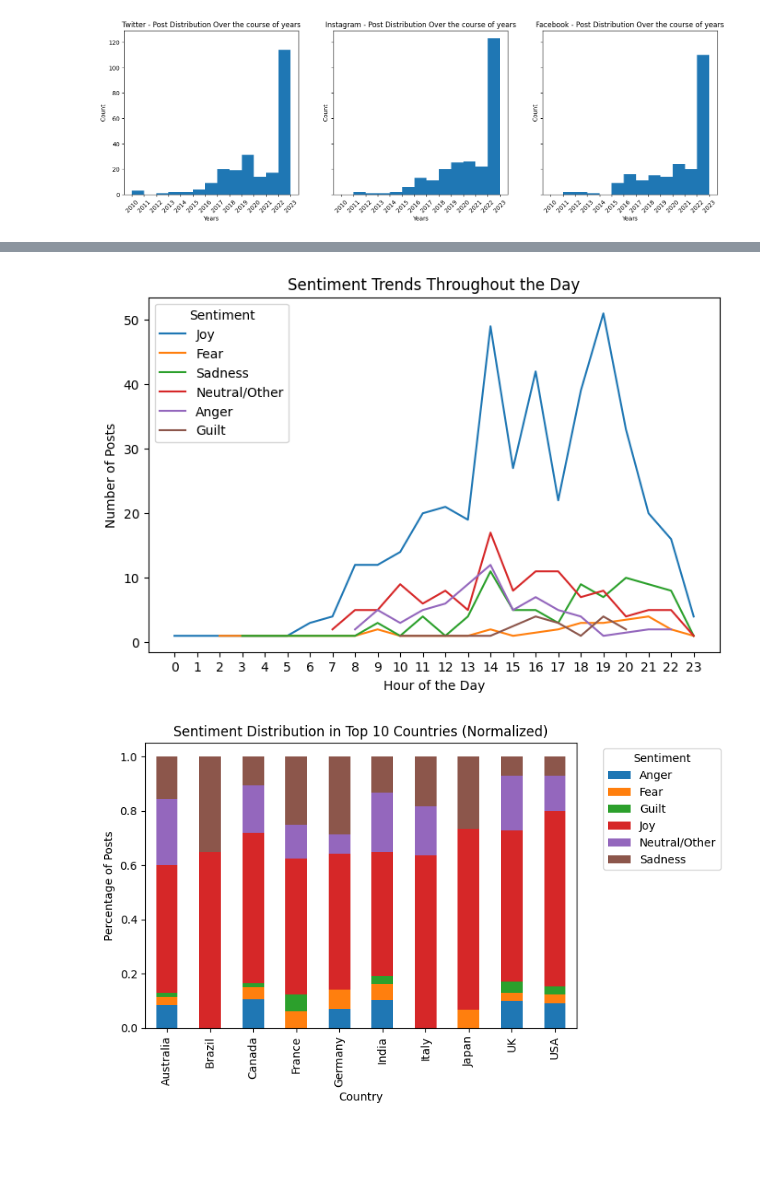
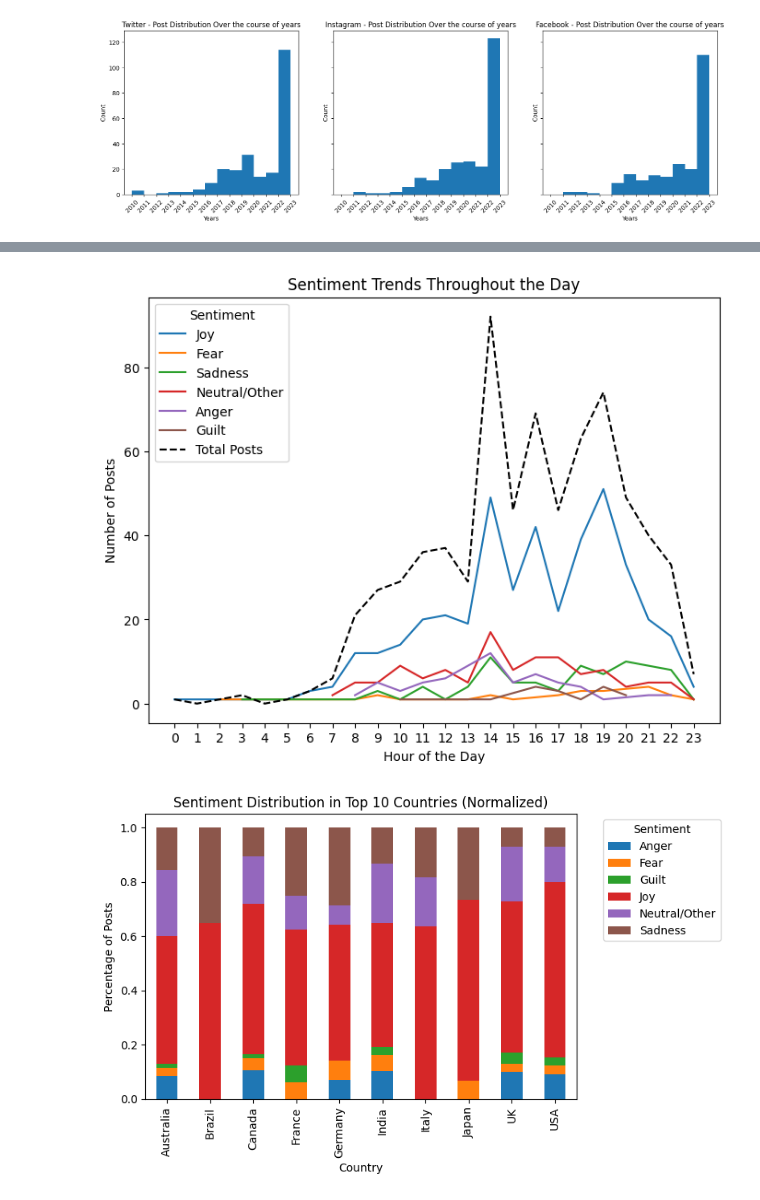
Before and after one commit to yaasamiiiin/Sentiment_Analysis_NYUDSFall2025, a Jupyter notebook: notebooks/01-data-loading-and-eda-yasamin.ipynb, the cells around one changed output, grey strips where cells are left out. Saved outputs shown, nothing was run; the diff lists cells and outputs as text; code cells hidden in the pictures; blank space fills up the shorter version.

```diff
--- a/notebooks/01-data-loading-and-eda-yasamin.ipynb
+++ b/notebooks/01-data-loading-and-eda-yasamin.ipynb
@@ -387,17 +421,21 @@ plt.show()
 # %%
 # Group by Hour and Sentiment, then count the occurrences
 hourly_sentiment = df.groupby(['Hour', 'Sentiment_Group']).size().reset_index(name='Count')
 
-plt.figure(figsize=(8, 5))
+# total_counts = hourly_sentiment.groupby('Sentiment_Group')['Count'].transform('max')
+# hourly_sentiment['Ratio'] = hourly_sentiment['Count'] / total_counts
+Hour_counts = df['hour'].value_counts().reindex(range(24), fill_value=0)
+plt.figure(figsize=(8, 6))
 sns.lineplot(data=hourly_sentiment, x='Hour', y='Count', hue='Sentiment_Group')
+hold = Hour_counts.plot(kind='line', color='black', linestyle='--', label='Total Posts')
 plt.title('Sentiment Trends Throughout the Day')
 plt.xlabel('Hour of the Day')
 plt.ylabel('Number of Posts')
 plt.xticks(range(0, 24))
 plt.legend(title='Sentiment')
 plt.show()
 # %% [output]
-[figure, old version]
+[figure, new version]
 # %%
 # The top 10 most frequent countries
 top_10_countries = df['Country'].value_counts().head(10).index
```
Also changed, not shown: parts of 9 cells of this notebook.
